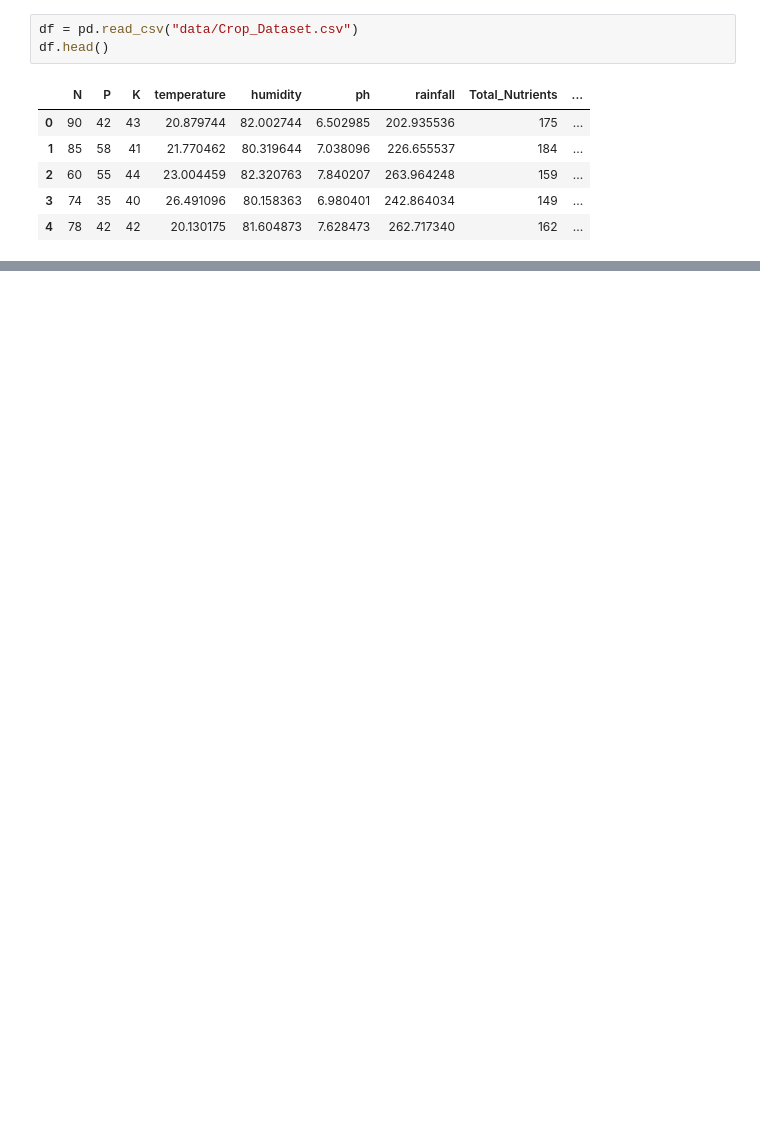
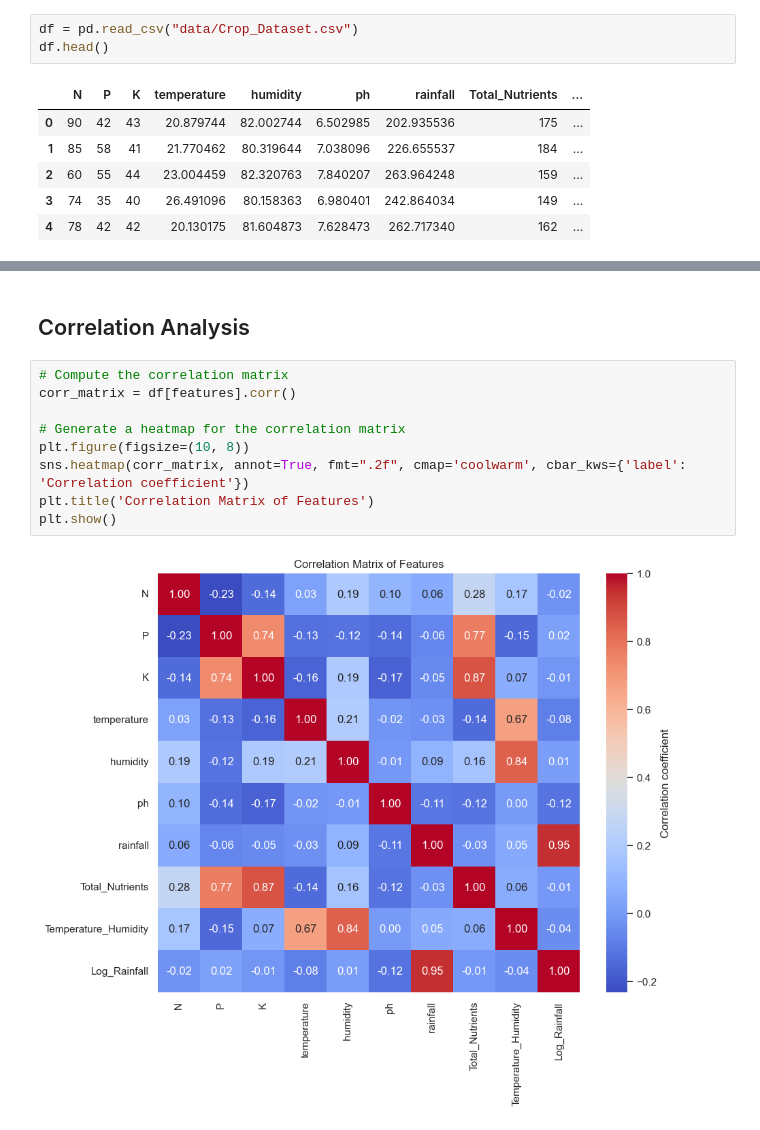
Before and after one commit to Saranga99/intellihack, a Jupyter notebook: Crop Prediction.ipynb, the cells around one changed output, grey strips where cells are left out. Drawn from its saved outputs; the diff is of its cells as text; blank space fills up the shorter version.

```diff
--- a/Crop Prediction.ipynb
+++ b/Crop Prediction.ipynb
@@ -12,0 +116,13 @@ df.head()
+# %% [markdown]
+## Correlation Analysis
+# %%
+# Compute the correlation matrix
+corr_matrix = df[features].corr()
+
+# Generate a heatmap for the correlation matrix
+plt.figure(figsize=(10, 8))
+sns.heatmap(corr_matrix, annot=True, fmt=".2f", cmap='coolwarm', cbar_kws={'label': 'Correlation coefficient'})
+plt.title('Correlation Matrix of Features')
+plt.show()
+# %% [output]
+[figure, added]
```
Also changed, not shown: parts of 31 cells of this notebook, 1 other file.
